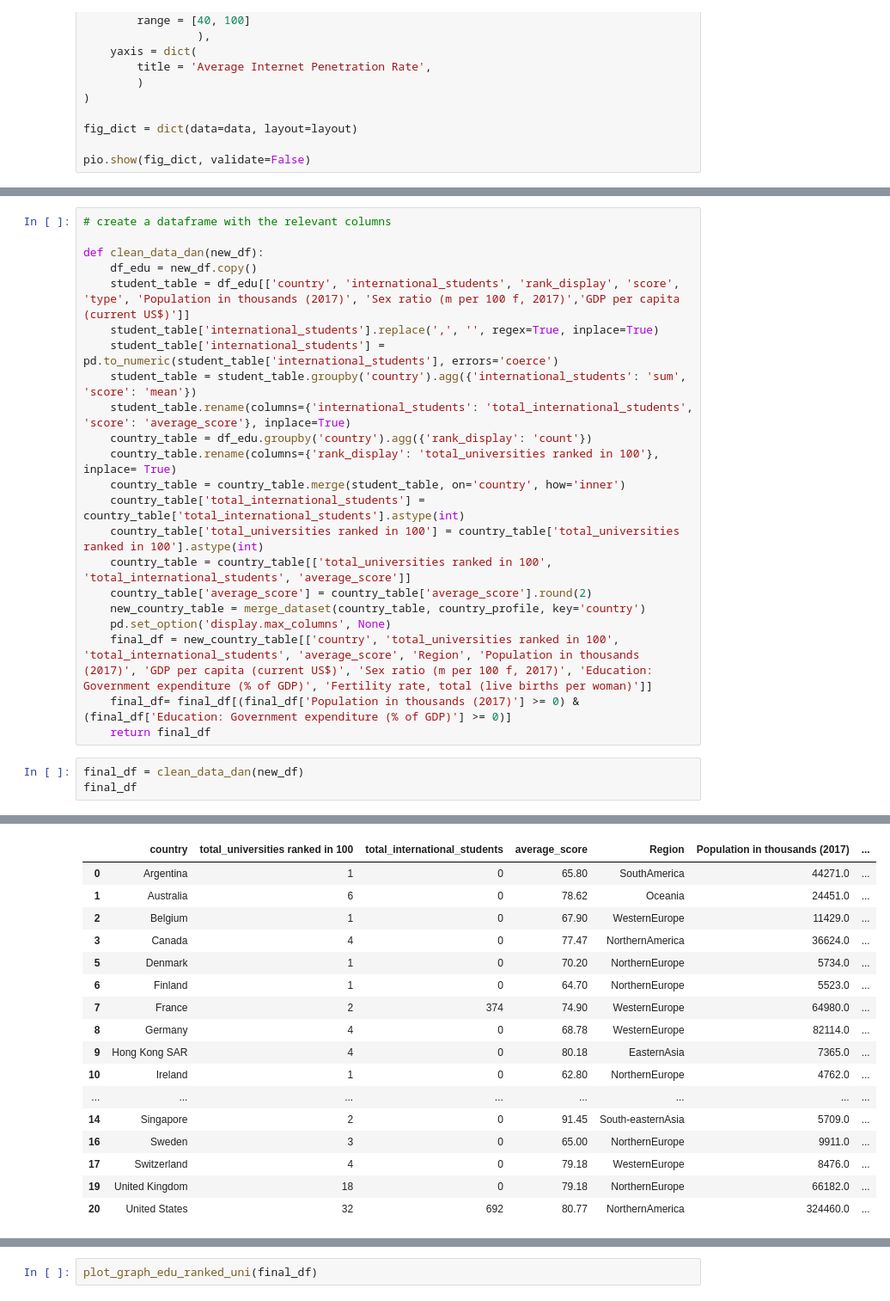
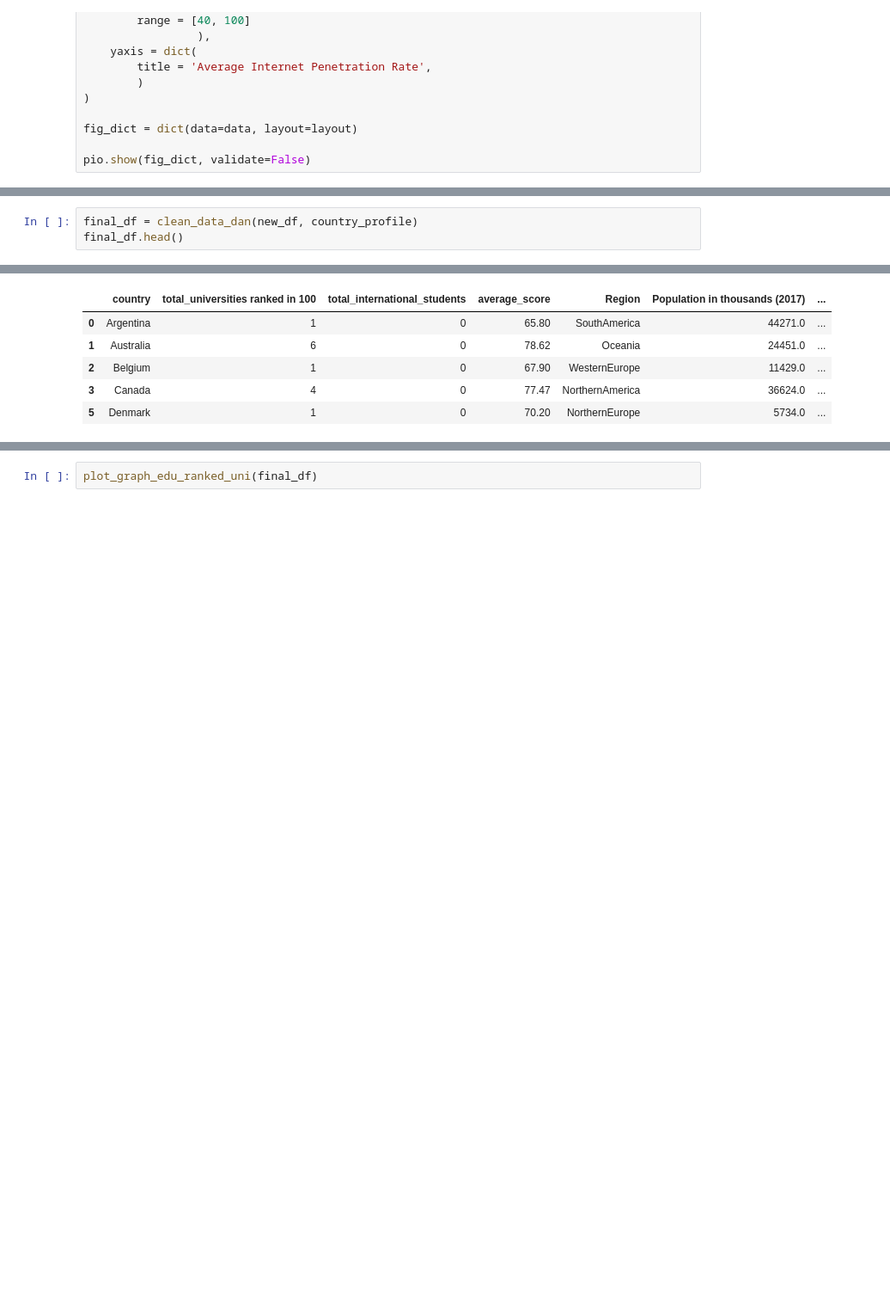
Before and after one commit to DanSun1213/First_Project, a Jupyter notebook: main.ipynb, the cells around one changed output, grey strips where cells are left out. Shown at 86% size. Drawn from its saved outputs; the diff is of its cells as text; blank space fills up the shorter version.

Commit message:
Finalizing the helper_functions

```diff
--- a/main.ipynb
+++ b/main.ipynb
@@ -566,26 +507,4 @@ Create a new datafram for this hypothesis
-# %%
-# create a dataframe with the relevant columns
-
-def clean_data_dan(new_df):
-    df_edu = new_df.copy()
-    student_table = df_edu[['country', 'international_students', 'rank_display', 'score', 'type', 'Population in thousands (2017)', 'Sex ratio (m per 100 f, 2017)','GDP per capita (current US$)']]
-    student_table['international_students'].replace(',', '', regex=True, inplace=True)
-    student_table['international_students'] = pd.to_numeric(student_table['international_students'], errors='coerce')
-    student_table = student_table.groupby('country').agg({'international_students': 'sum', 'score': 'mean'})
-    student_table.rename(columns={'international_students': 'total_international_students', 'score': 'average_score'}, inplace=True)
-    country_table = df_edu.groupby('country').agg({'rank_display': 'count'})
-    country_table.rename(columns={'rank_display': 'total_universities ranked in 100'}, inplace= True)
-    country_table = country_table.merge(student_table, on='country', how='inner')
-    country_table['total_international_students'] = country_table['total_international_students'].astype(int)
-    country_table['total_universities ranked in 100'] = country_table['total_universities ranked in 100'].astype(int)
-    country_table = country_table[['total_universities ranked in 100', 'total_international_students', 'average_score']]
-    country_table['average_score'] = country_table['average_score'].round(2)
-    new_country_table = merge_dataset(country_table, country_profile, key='country')
-    pd.set_option('display.max_columns', None)
-    final_df = new_country_table[['country', 'total_universities ranked in 100', 'total_international_students', 'average_score', 'Region', 'Population in thousands (2017)', 'GDP per capita (current US$)', 'Sex ratio (m per 100 f, 2017)', 'Education: Government expenditure (% of GDP)', 'Fertility rate, total (live births per woman)']]
-    final_df= final_df[(final_df['Population in thousands (2017)'] >= 0) & (final_df['Education: Government expenditure (% of GDP)'] >= 0)]
-    return final_df
 # %%
-final_df = clean_data_dan(new_df)
-final_df
+final_df = clean_data_dan(new_df, country_profile)
+final_df.head()
 # %% [output]
@@ -601,27 +511,16 @@ For example, when doing 'df[col].method(value, inplace=True)', try using 'df.met
 A value is trying to be set on a copy of a slice from a DataFrame
 
 See the caveats in the documentation: https://pandas.pydata.org/pandas-docs/stable/user_guide/indexing.html#returning-a-view-versus-a-copy
 
 
 
 A value is trying to be set on a copy of a slice from a DataFrame.
 Try using .loc[row_indexer,col_indexer] = value instead
 
 See the caveats in the documentation: https://pandas.pydata.org/pandas-docs/stable/user_guide/indexing.html#returning-a-view-versus-a-copy
 |  | country | total_universities ranked in 100 | total_international_students | average_score | Region | Population in thousands (2017) | ... |
 | 0 | Argentina | 1 | 0 | 65.80 | SouthAmerica | 44271.0 | ... |
 | 1 | Australia | 6 | 0 | 78.62 | Oceania | 24451.0 | ... |
 | 2 | Belgium | 1 | 0 | 67.90 | WesternEurope | 11429.0 | ... |
 | 3 | Canada | 4 | 0 | 77.47 | NorthernAmerica | 36624.0 | ... |
 | 5 | Denmark | 1 | 0 | 70.20 | NorthernEurope | 5734.0 | ... |
-| 6 | Finland | 1 | 0 | 64.70 | NorthernEurope | 5523.0 | ... |
-| 7 | France | 2 | 374 | 74.90 | WesternEurope | 64980.0 | ... |
-| 8 | Germany | 4 | 0 | 68.78 | WesternEurope | 82114.0 | ... |
-| 9 | Hong Kong SAR | 4 | 0 | 80.18 | EasternAsia | 7365.0 | ... |
-| 10 | Ireland | 1 | 0 | 62.80 | NorthernEurope | 4762.0 | ... |
-| ... | ... | ... | ... | ... | ... | ... | ... |
-| 14 | Singapore | 2 | 0 | 91.45 | South-easternAsia | 5709.0 | ... |
-| 16 | Sweden | 3 | 0 | 65.00 | NorthernEurope | 9911.0 | ... |
-| 17 | Switzerland | 4 | 0 | 79.18 | WesternEurope | 8476.0 | ... |
-| 19 | United Kingdom | 18 | 0 | 79.18 | NorthernEurope | 66182.0 | ... |
-| 20 | United States | 32 | 692 | 80.77 | NorthernAmerica | 324460.0 | ... |
```
Also changed, not shown: parts of 11 cells of this notebook, 1 other file.
